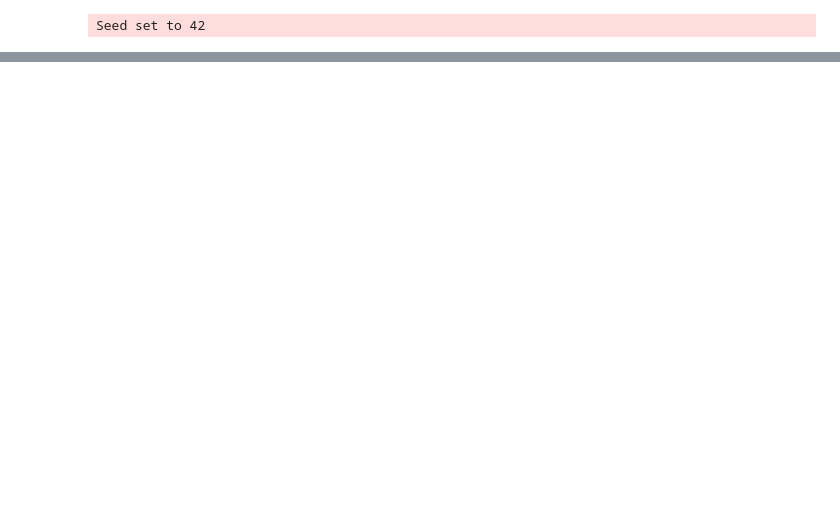
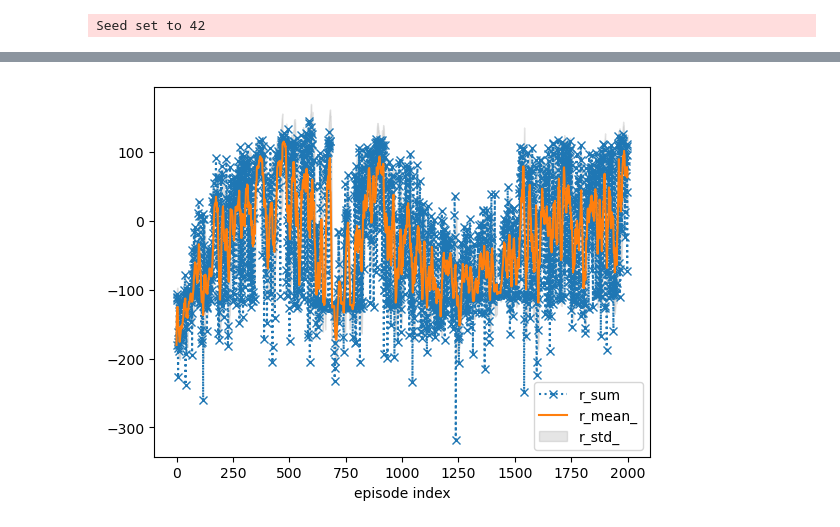
Before and after one commit to robert-lieck/rldurham, a Jupyter notebook: notebooks/Coursework_Template.ipynb, the cells around one changed output, grey strips where cells are left out. Cells and saved outputs as stored; diff of their text form; code cells hidden in the pictures; blank space fills up the shorter version.

```diff
--- a/notebooks/Coursework_Template.ipynb
+++ b/notebooks/Coursework_Template.ipynb
@@ -146,0 +354,35 @@ Seed set to 42
+# %%
+# initialise environment
+env = rld.make("rldurham/Walker", render_mode="rgb_array")
+rld.seed_everything(42, env)
+
+# set up recording
+env = rld.Recorder(env,
+                   smoothing=10,
+                   video=True)
+recorder = env
+recorder.video = False
+tracker = rld.InfoTracker()
+
+# clip negative rewards (known trick in Walker environment)
+env = rld.transparent_wrapper(gym.wrappers.ClipReward)(env, min_reward=-10)
+
+# initialise agent
+agent = Agent(env)
+agent.target_entropy = 0  # slightly higher entropy to encourage exploration
+
+for n_epi in range(2000):
+
+    recorder.video = (n_epi + 1) % 100 == 0   # record video every 100 episodes
+    info = agent.episode()                    # collect episode
+    env.add_stats(info, ignore_existing=True) # explicitly add stats in case of early termination
+    tracker.track(info)                       # track statistics
+    agent.train()                             # train agent
+
+    # update progress every 10 episodes
+    if (n_epi + 1) % 10 == 0:
+        tracker.plot(r_mean_=True, r_std_=True, r_sum=dict(linestyle=':', marker='x'))
+
+env.close()
+# %% [output]
+[figure, added]
```
Also changed, not shown: parts of 19 cells of this notebook.
